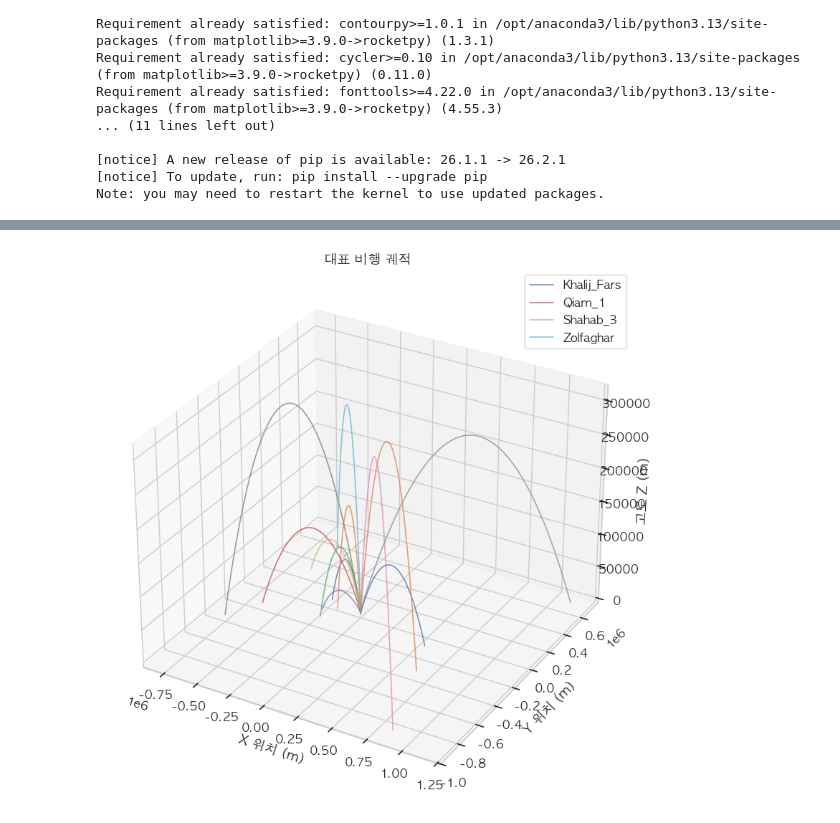
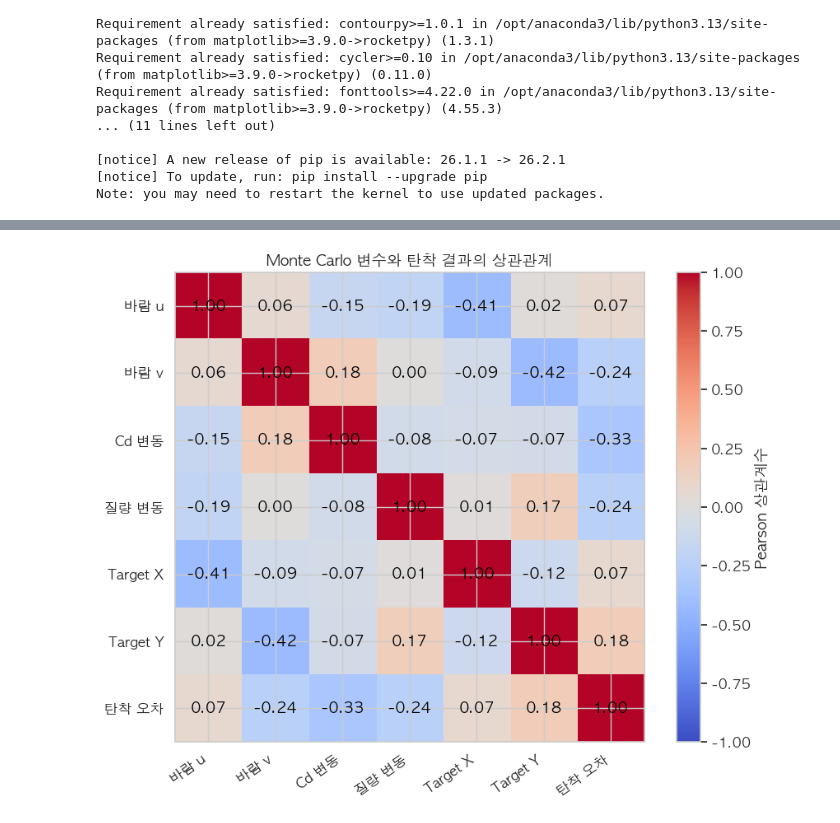
Before and after one commit to leetae04kr/fucking_missile, a Jupyter notebook: test.ipynb, the cells around one changed output, grey strips where cells are left out. Cells and saved outputs as stored; diff of their text form; code cells hidden in the pictures.

```diff
--- a/test.ipynb
+++ b/test.ipynb
@@ -251,18 +370,23 @@ def generate_dataset(missile_type):
 # %%
-# 기종별 데이터 생성 및 CSV 저장
+# 기종별 시계열 데이터와 회차별 요약 데이터 생성 및 저장
 print(
     f"기종별 {NUM_SIMULATIONS_PER_MISSILE}개, "
     f"총 {len(MISSILE_TYPES) * NUM_SIMULATIONS_PER_MISSILE}개 시뮬레이션을 시작합니다.\n"
 )
 
 for missile_type in MISSILE_TYPES:
-    print(f"[{missile_type}] 궤적 데이터 생성 중...")
-    dataset = generate_dataset(missile_type)
-    output_file = OUTPUT_FILE_TEMPLATE.format(missile_type)
-    dataset.to_csv(output_file, index=False)
-    print(f"저장 완료: {output_file} ({len(dataset):,}행)\n")
+    print(f"[{missile_type}] 궤적 및 요약 데이터 생성 중...")
+    time_series, summary = generate_dataset(missile_type)
 
-print("모든 미사일 궤적 데이터셋 생성이 완료되었습니다.")
+    time_series_file = OUTPUT_FILE_TEMPLATE.format(missile_type)
+    summary_file = SUMMARY_FILE_TEMPLATE.format(missile_type)
+    time_series.to_csv(time_series_file, index=False)
+    summary.to_csv(summary_file, index=False)
+
+    print(f"시계열 저장: {time_series_file} ({len(time_series):,}행)")
+    print(f"요약 저장: {summary_file} ({len(summary):,}행)\n")
+
+print("모든 시계열 및 회차별 요약 데이터셋 생성이 완료되었습니다.")
 # %% [output]
 기종별 10개, 총 40개 시뮬레이션을 시작합니다.
 
@@ -433,27 +578,43 @@ terminal_data.head()
 # %%
-# 1. 기종별 대표 3D 비행 궤적
-fig = plt.figure(figsize=(10, 8))
-ax_trajectory = fig.add_subplot(111, projection="3d")
+# 1. Monte Carlo 변수와 탄착 결과의 Pearson 상관관계
+correlation_columns = sensitivity_inputs + summary_targets
+correlation_matrix = terminal_data[correlation_columns].corr()
 
-for missile_type, missile_data in trajectory_data.groupby("missile_type"):
-    for sim_id, flight_data in missile_data.groupby("sim_id"):
-        if sim_id > 3:
-            continue
-        ax_trajectory.plot(
-            flight_data["x"],
-            flight_data["y"],
-            flight_data["z"],
-            linewidth=1.2,
-            alpha=0.75,
-            label=missile_type if sim_id == 1 else None,
+fig, ax = plt.subplots(figsize=(9, 7))
+image = ax.imshow(correlation_matrix, cmap="coolwarm", vmin=-1, vmax=1)
+labels = [
+    "바람 u",
+    "바람 v",
+    "Cd 변동",
+    "질량 변동",
+    "Target X",
+    "Target Y",
+    "탄착 오차",
+]
+ax.set_xticks(range(len(labels)), labels, rotation=35, ha="right")
+ax.set_yticks(range(len(labels)), labels)
+ax.set_title("Monte Carlo 변수와 탄착 결과의 상관관계")
+
+for row in range(len(labels)):
+    for column in range(len(labels)):
+        ax.text(
+            column,
+            row,
+            f"{correlation_matrix.iloc[row, column]:.2f}",
+            ha="center",
+            va="center",
+            color="black",
         )
 
-ax_trajectory.set_title("대표 비행 궤적")
-ax_trajectory.set_xlabel("X 위치 (m)")
-ax_trajectory.set_ylabel("Y 위치 (m)")
-ax_trajectory.set_zlabel("고도 Z (m)")
-ax_trajectory.legend()
+fig.colorbar(image, ax=ax, label="Pearson 상관계수")
 fig.tight_layout()
 plt.show()
+
+print("탄착 오차와의 상관계수:")
+print(
+    correlation_matrix["range_error"]
+    .drop("range_error")
+    .sort_values(key=np.abs, ascending=False)
+)
 # %% [output]
-[figure, old version]
+[figure, new version]
```
Also changed, not shown: parts of 34 cells of this notebook, 8 other files.
